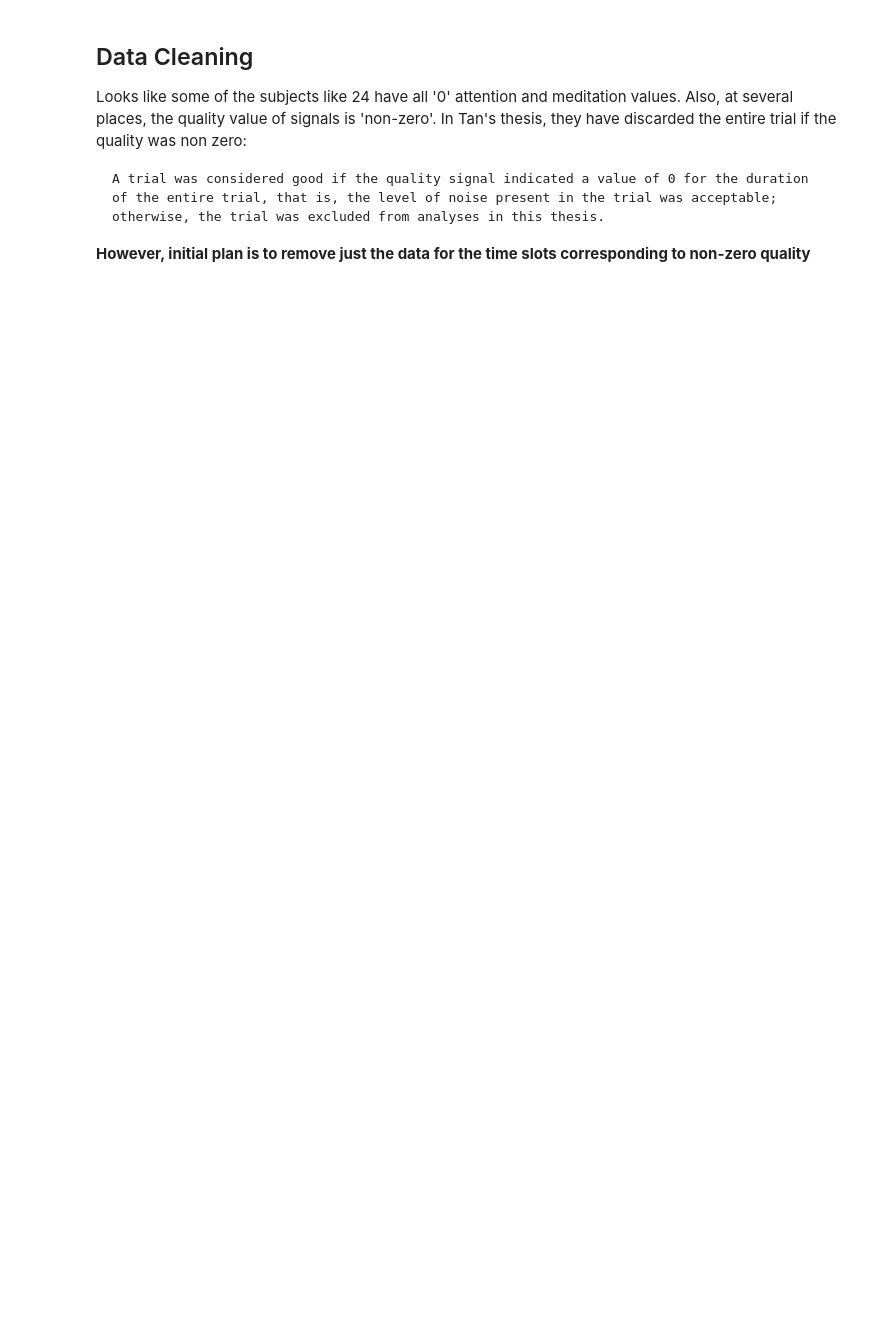
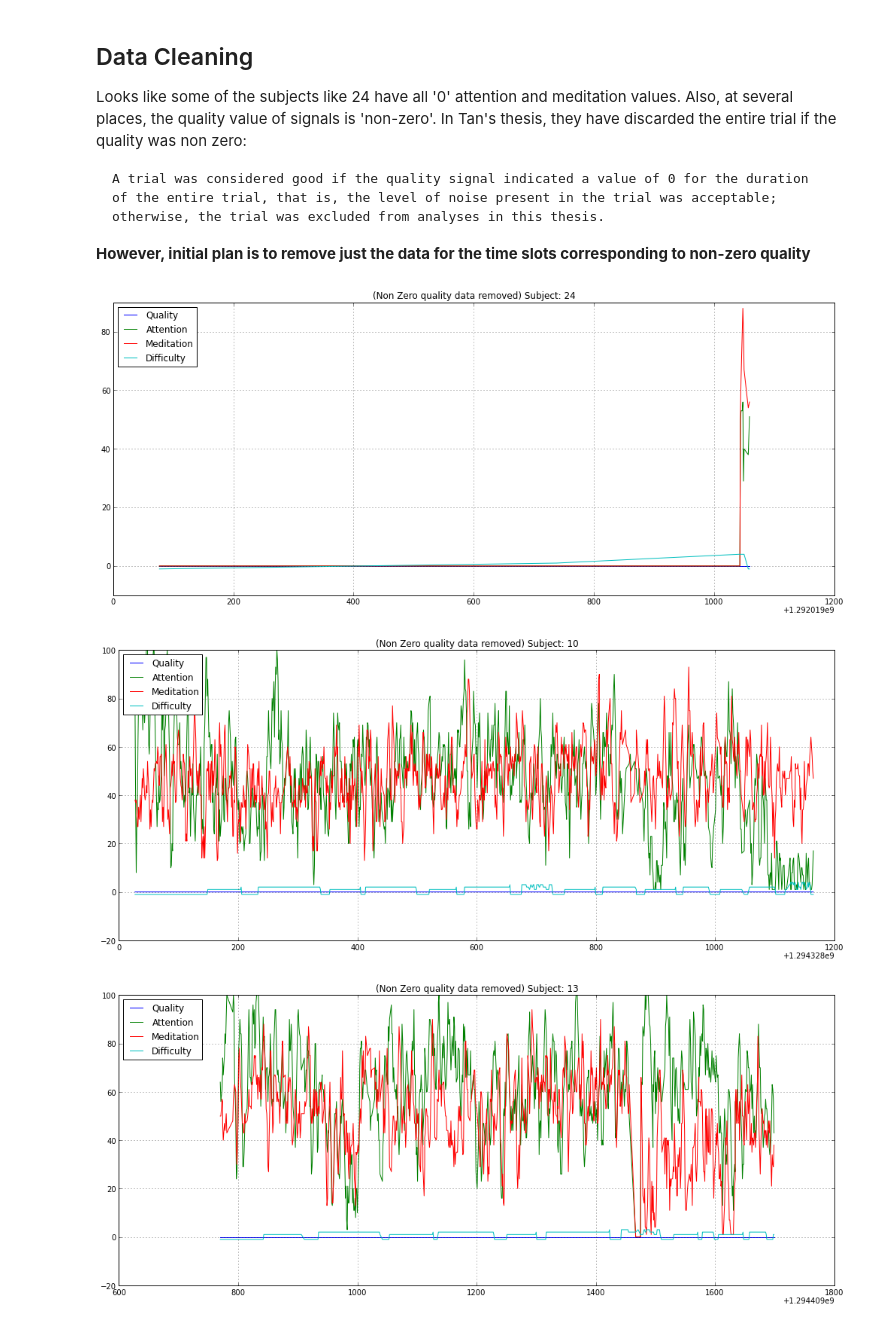
Before and after one commit to sagarjauhari/BCIpy, a Jupyter notebook: eeg_feature_extraction.ipynb, the cells around one changed output. Saved outputs shown, nothing was run; the diff lists cells and outputs as text; code cells hidden in the pictures; blank space fills up the shorter version.

```diff
--- a/eeg_feature_extraction.ipynb
+++ b/eeg_feature_extraction.ipynb
@@ -173,17 +173,26 @@ A trial was considered good if the quality signal indicated a value of 0 for the
 **However, initial plan is to remove just the data for the time slots corresponding to non-zero quality**
 # %%
 def clean_subj(s_data):
-    return
+    s_data = [i for i in s_data if int(i[1])==0]
+    return s_data
 
 def clean_all():
     subj_data = {}
     for s_id in subj_list.keys():
         s_time = subj_list[s_id]
-        s_file = t1 + "." + s_id + ".labelled.csv"
-        with open(join(SAVE_URL,f1), 'rb') as fi:
+        s_file = s_time + "." + s_id + ".labelled.csv"
+        with open(join(SAVE_URL,s_file), 'rb') as fi:
             fr = csv.reader(fi,delimiter="\t")
             next(fr) #header
             s_data = list(fr)
             subj_data[s_id] = clean_subj(s_data)
+    return subj_data
 
-clean_all()
+cleaned = clean_all()
+for i in range(3):
+    s1 = subj_list.keys()[i]
+    plot_subject(cleaned[s1], "(Non Zero quality data removed) Subject: "+s1)
+# %% [output]
+[figure, added]
+[figure, added]
+[figure, added]
```
Also changed, not shown: parts of 1 cell of this notebook.
